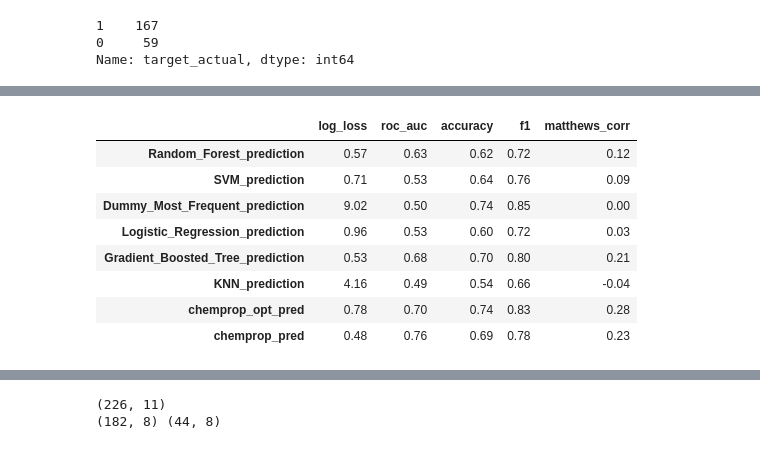
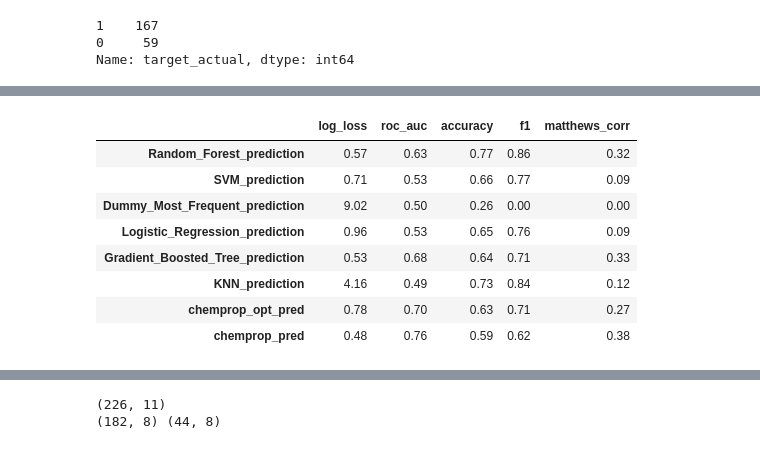
Before and after one commit to PJMichaels/Chemistry-Capstone, a Jupyter notebook: Bace_Eval.ipynb, the cells around one changed output, grey strips where cells are left out. Saved outputs shown, nothing was run; the diff lists cells and outputs as text; code cells hidden in the pictures.

```diff
--- a/Bace_Eval.ipynb
+++ b/Bace_Eval.ipynb
@@ -114,14 +114,26 @@ Name: target_actual, dtype: int64
 pred_cols=[i for i in list(df.columns) if i not in ['mol','cluster','target_actual']]
 # %%
 # code inspired by: https://stackoverflow.com/questions/25009284/how-to-plot-roc-curve-in-python
+optimal_thresholds={}
 def roc_plot():
     pred_cols=[i for i in list(df.columns) if i not in ['mol','cluster','target_actual']]
-    plt.figure(figsize=(8,8))
+    plt.figure(figsize=(12,8))
     for col in pred_cols:
-        fpr, tpr, _ = roc_curve(df['target_actual'],  df[col])
+        fpr, tpr, thresholds = roc_curve(df['target_actual'],  df[col])
         auc = roc_auc_score(df['target_actual'], df[col]).round(2)
-        plt.plot(fpr,tpr,label=f"{col}: auc={auc}")
+
+        # Calculate the best threshold for chemprop and Gradient tree:
+        # Inspired by https://machinelearningmastery.com/threshold-moving-for-imbalanced-classification/a
+        J = tpr - fpr
+        idx = np.argmax(J)
+        opt_thresh = thresholds[idx].round(2)
+        optimal_thresholds.update({col : opt_thresh})
+
+        plt.plot(fpr,tpr,label=f"{col}: auc={auc}, threshold:{opt_thresh}")
         plt.legend(loc=4)
+
+
+
     plt.title('ROC curves for different models',fontsize=20)
     plt.xlabel('false positive rate',fontsize=16)
     plt.ylabel('true positive rate',fontsize=16)
@@ -143,21 +155,23 @@ def eval_metrics(y_true, y_pred,threshold):
     result.update({'matthews_corr': matthews_corrcoef(y_true,y_pred)})
     return(result)
 # %%
+# Scores for optimized threshold:
 scores={}
 for column in pred_cols:
     y_pred=df[column]
     y_true=df['target_actual']
-    scores.update({column:eval_metrics(y_true, y_pred,0.6)})
+    threshold=optimal_thresholds[column]
+    scores.update({column:eval_metrics(y_true, y_pred,threshold)})
 
 
 pd.DataFrame(scores).round(2).T
 # %% [output]
 |  | log_loss | roc_auc | accuracy | f1 | matthews_corr |
-| Random_Forest_prediction | 0.57 | 0.63 | 0.62 | 0.72 | 0.12 |
-| SVM_prediction | 0.71 | 0.53 | 0.64 | 0.76 | 0.09 |
-| Dummy_Most_Frequent_prediction | 9.02 | 0.50 | 0.74 | 0.85 | 0.00 |
-| Logistic_Regression_prediction | 0.96 | 0.53 | 0.60 | 0.72 | 0.03 |
-| Gradient_Boosted_Tree_prediction | 0.53 | 0.68 | 0.70 | 0.80 | 0.21 |
-| KNN_prediction | 4.16 | 0.49 | 0.54 | 0.66 | -0.04 |
-| chemprop_opt_pred | 0.78 | 0.70 | 0.74 | 0.83 | 0.28 |
-| chemprop_pred | 0.48 | 0.76 | 0.69 | 0.78 | 0.23 |
+| Random_Forest_prediction | 0.57 | 0.63 | 0.77 | 0.86 | 0.32 |
+| SVM_prediction | 0.71 | 0.53 | 0.66 | 0.77 | 0.09 |
+| Dummy_Most_Frequent_prediction | 9.02 | 0.50 | 0.26 | 0.00 | 0.00 |
+| Logistic_Regression_prediction | 0.96 | 0.53 | 0.65 | 0.76 | 0.09 |
+| Gradient_Boosted_Tree_prediction | 0.53 | 0.68 | 0.64 | 0.71 | 0.33 |
+| KNN_prediction | 4.16 | 0.49 | 0.73 | 0.84 | 0.12 |
+| chemprop_opt_pred | 0.78 | 0.70 | 0.63 | 0.71 | 0.27 |
+| chemprop_pred | 0.48 | 0.76 | 0.59 | 0.62 | 0.38 |
```
Also changed, not shown: parts of 2 cells of this notebook.
